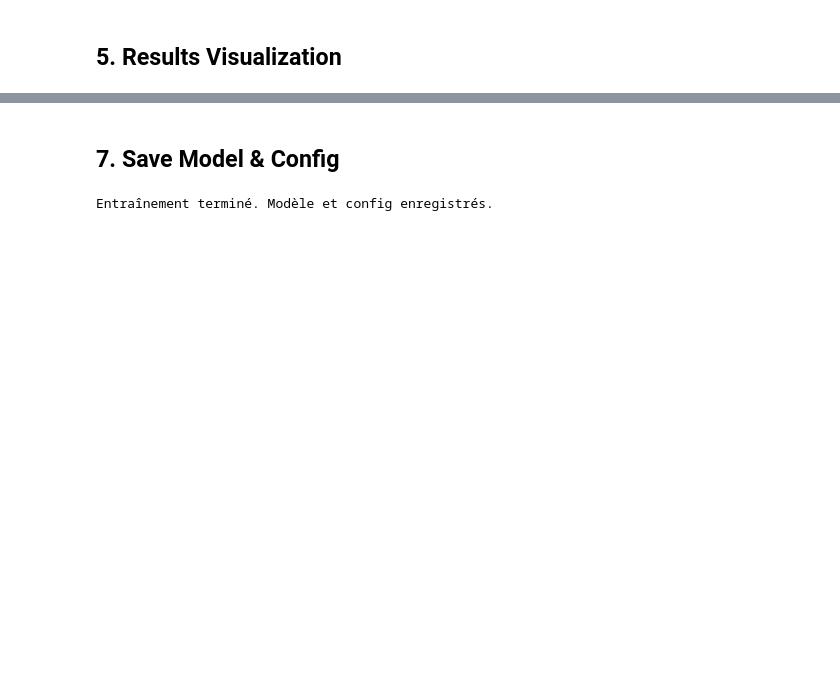
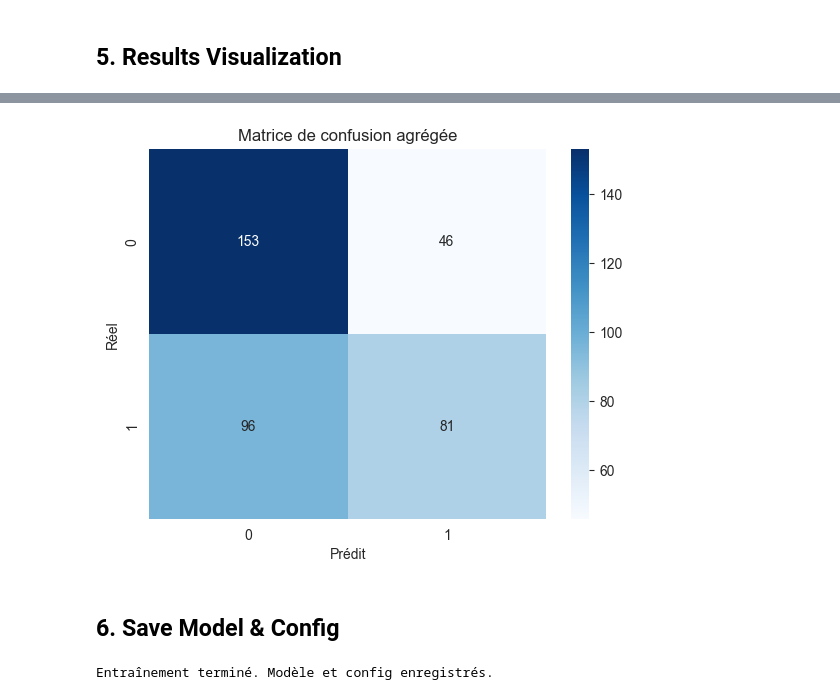
Before and after one commit to Tiits/microcoleus-project, a Jupyter notebook: notebooks/06_finetune_resnet18_cross-validation.ipynb, the cells around one changed output, grey strips where cells are left out. Drawn from its saved outputs; the diff is of its cells as text; code cells hidden in the pictures; blank space fills up the shorter version.

```diff
--- a/notebooks/06_finetune_resnet18_cross-validation.ipynb
+++ b/notebooks/06_finetune_resnet18_cross-validation.ipynb
@@ -554,5 +487,16 @@ Images sauvegardées dans : ../outputs/figures/Switzerland/finetune_resnet18/202
+# %%
+cm_sum = sum(r['confusion_matrix'] for r in results)
+plt.figure()
+sns.heatmap(cm_sum, annot=True, fmt='d', cmap='Blues')
+plt.xlabel("Prédit")
+plt.ylabel("Réel")
+plt.title("Matrice de confusion agrégée")
+plt.savefig(os.path.join(FIG_OUT, f"{run_id}_aggregate_confusion_matrix.png"), dpi=300)
+plt.show()
+# %% [output]
+[figure, added]
 # %% [markdown]
-## 7. Save Model & Config
+## 6. Save Model & Config
 # %%
 # Sauvegarde du modèle et de la config
 os.makedirs('../outputs/checkpoints/Switzerland/finetune_resnet18', exist_ok=True)
```
Also changed, not shown: parts of 20 cells of this notebook.
